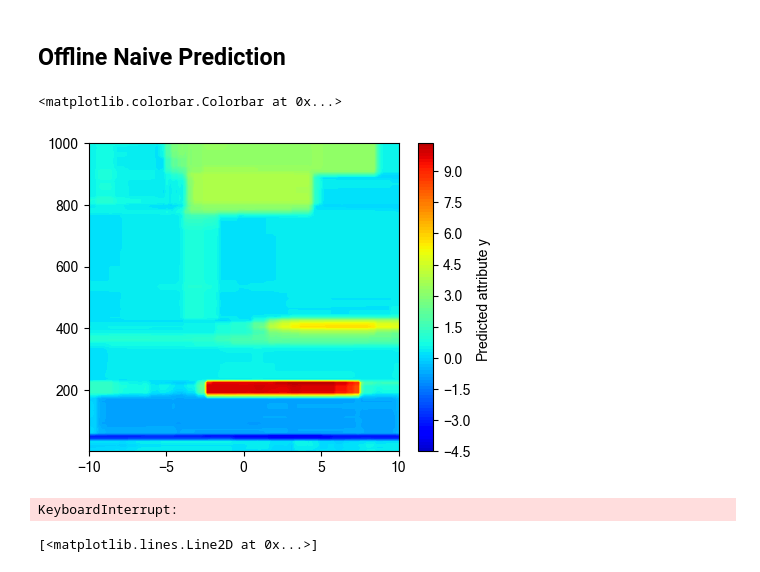
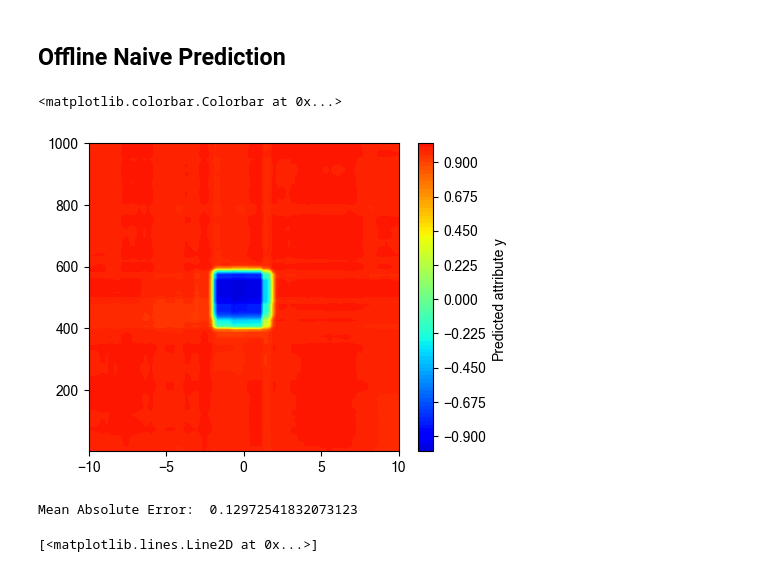
Before and after one commit to hossein-haeri/msmsa, a Jupyter notebook: dth_run.ipynb, the cells around one changed output. Saved outputs shown, nothing was run; the diff lists cells and outputs as text; code cells hidden in the pictures.

```diff
--- a/dth_run.ipynb
+++ b/dth_run.ipynb
@@ -58,17 +58,18 @@ def generate_2d_gaussian_random_field(num_points, scale):
 
 def generate_2_class_field(num_points):
     # Sample x and y randomly
-    x = np.random.uniform(0, 1, num_points)
-    t = np.random.uniform(0, 1, num_points)
+    x = np.random.uniform(-10, 10, num_points)
+    # t = np.random.uniform(0, 1, num_points)
+    t = np.arange(num_points)
 
     # Generate the random field
     y = np.ones(num_points)
     for i in range(num_points):
-        if 2*x[i] - int(2*x[i]) > 0.5 and  0.2 < t[i] < 0.4:
+        if -2 < x[i] < 2 and  400 < t[i] < 600:
         # if x[i]+t[i] > 1:
             y[i] = -1
 
-    y = y + np.random.normal(0, .0, num_points)
+    y = y + np.random.normal(0, .1, num_points)
     return x, t, y
 
 def generate_2d_abrupt_drift_field(num_points):
@@ -94,8 +95,8 @@ scale = 0.1  # Scale of the correlation
 
 # Generate field
 # x1, t1, y1 = generate_2d_gaussian_random_field(num_points, scale)
-# x2, t2, y2 = generate_2_class_field(int(num_points/0.5))
-x2, t2, y2 = generate_2d_gaussian_random_field(num_points, scale)
+x2, t2, y2 = generate_2_class_field(int(num_points/0.5))
+# x2, t2, y2 = generate_2d_gaussian_random_field(num_points, scale)
 
 
 # # combine the data into one dataset
@@ -104,7 +105,7 @@ x2, t2, y2 = generate_2d_gaussian_random_field(num_points, scale)
 # y = np.concatenate((y1, y2))
 
 
-x, t, y = generate_2d_abrupt_drift_field(num_points)
+# x, t, y = generate_2d_abrupt_drift_field(num_points)
 
 
 
@@ -141,12 +142,12 @@ vmax = max(y)
 
 plt.rcParams["font.family"] = "Microsoft Sans Serif"
 
-plt.scatter(x, t, c=y, s=15, cmap='jet',vmin=vmin, vmax=vmax, edgecolor='g', linewidth=0.5)
+plt.scatter(x, t, c=y, s=15, cmap='jet',vmin=vmin, vmax=vmax, edgecolor='gray', linewidth=0.5)
 plt.colorbar(label='Target attribute y')
 
 
-plt.xlim(0, 1)
-plt.ylim(0, 1)
+# plt.xlim(0, 1)
+# plt.ylim(0, 1)
 plt.title('Gaussian Random Field Stream')
 plt.xlabel('x')
 plt.ylabel('Time')
@@ -156,11 +157,11 @@ plt.show()
 # %%
 import stream_generator
-%matplotlib qt
+%matplotlib inline
 # reload stream_generator
 importlib.reload(stream_generator)
-synthetic_param = {'noise_var': 1, # [0, 1, 2, 3, 4, 5]
+synthetic_param = {'noise_var': .3, # [0, 1, 2, 3, 4, 5]
                     'stream_size': 1_000,
-                    'drift_prob':0.01,
+                    'drift_prob':0.001,
                     'dim': 1}
 
 # seed = np.random.randint(0, 1000)
@@ -218,6 +217,7 @@ plt.show()
 # %%
 importlib.reload(temporal_model_inference)
 
+%matplotlib inline
 # online_model = dth.DTH(epsilon=0.9, prior=0.5)
 # online_model.base_learner = neural_net_base_learner.RegressionNN(    hidden_layers=[50, 50, 50, 50, 50, 20, 10],
 #                                                                 input_dim=2,
@@ -227,10 +227,10 @@ importlib.reload(temporal_model_inference)
 #                                                                 epochs=200)
 online_model = naive_reg.Naive()
 
-# online_model.base_learner = RandomForestRegressor(n_estimators=50, max_depth=7, n_jobs=-1, bootstrap=True, max_samples=0.2)
+online_model.base_learner = RandomForestRegressor(n_estimators=50, max_depth=5, n_jobs=-1, bootstrap=True, max_samples=0.9, min_samples_leaf=10)
 
 # online_model.base_learner = make_pipeline(StandardScaler(), DecisionTreeRegressor(max_depth=7))
-online_model.base_learner = RandomForestRegressor(n_estimators=20, max_depth=7, n_jobs=4, bootstrap=True, max_samples=0.8)
+# online_model.base_learner = RandomForestRegressor(n_estimators=20, max_depth=7, n_jobs=4, bootstrap=True, max_samples=0.8)
 
 # scaler = online_model.base_learner.named_steps['standardscaler']
 # rf = online_model.base_learner.named_steps['randomforestregressor']
@@ -255,34 +255,34 @@ y_pred = online_model.base_learner.predict(X_test_with_time)
 y_pred = y_pred.reshape(100, 100)
 
 # if online_model.sub_prediction_type == 'sub_learners':
 #     X_test_with_time_scaled = scaler.transform(X_test_with_time)
 #     tree_predictions =  np.array([tree.predict(X_test_with_time_scaled) for tree in online_model.base_learner.named_steps['randomforestregressor'].estimators_])
 
 #     y_pred_mean, y_pred_std = np.mean(tree_predictions, axis=0), np.std(tree_predictions, axis=0)
 #     y_pred_mean = y_pred_mean.reshape(100, 100)
 #     y_pred_std = y_pred_std.reshape(100, 100)
 
 
 
 # Create a contour plot
 plt.figure(figsize=(5, 4))
 contourf = plt.contourf(X_test.reshape(100, 100), T_test.reshape(100, 100), y_pred, levels=100, cmap='jet', vmin=vmin, vmax=vmax)
 plt.colorbar(contourf, label='Predicted attribute y')
 
 # if online_model.sub_prediction_type == 'sub_learners':
 #     # Create a contour plot
 #     plt.figure(figsize=(5, 4))
 #     contourf = plt.contourf(X_test.reshape(100, 100), T_test.reshape(100, 100), y_pred_mean, levels=100, cmap='jet', vmin=vmin, vmax=vmax, alpha=0.5, antialiased=True)
 #     plt.colorbar(contourf, label='Mean of attribute y across trees')
 
 
     # # Create a contour plot
     # plt.figure(figsize=(5, 4))
     # contourf = plt.contourf(X_test.reshape(100, 100), T_test.reshape(100, 100), y_pred_std, levels=100, cmap='jet', vmin=vmin, vmax=vmax)
     # plt.colorbar(contourf, label='STD of attribute y across trees')
 # %% [output]
 <matplotlib.colorbar.Colorbar at 0x...>
-[figure, old version]
+[figure, new version]
 # %%
 %matplotlib qt
 importlib.reload(temporal_model_inference)
@@ -291,7 +291,7 @@ plt.close('all')
 plt.figure(figsize=(4.5, 4.9))
 
 
-online_model = temporal_model_inference.TMI(epsilon=.9, prior=0.5, min_memory_len=10, num_sub_predictions=50)
+online_model = temporal_model_inference.TMI(epsilon=.95, prior=0.5, min_memory_len=20, max_elimination=100, probabilistic_prediction=False)
 # onine_model = msmsa.MSMSA()
 
 
@@ -300,9 +300,9 @@ online_model = temporal_model_inference.TMI(epsilon=.9, prior=0.5, min_memory_le
 # online_model = adwin_reg.ADWIN()
 
 
-online_model.base_learner = RandomForestRegressor(n_estimators=50, max_depth=7, n_jobs=-1, bootstrap=True, max_samples=0.2)
+# online_model.base_learner = RandomForestRegressor(n_estimators=50, max_depth=7, n_jobs=-1, bootstrap=True, max_samples=0.9, min_samples_leaf=10)
 
-# online_model.base_learner = DecisionTreeRegressor(max_depth=7)
+online_model.base_learner = DecisionTreeRegressor(max_depth=7, min_samples_leaf=10)
 
 
 
@@ -336,6 +336,9 @@ for i, (X, y, t, y_pred) in enumerate(tqdm(stream)):
 
     X_with_time = np.append(t,X).reshape(1,-1)
 
+    if i == 0:
+        online_model.update_online_model(X_with_time, y)
+        continue
     stream[i,3] = online_model.predict_online_model(X_with_time)[0]
     # print(X_with_time, y, stream[i,3])
     # dth.add_sample(X_with_time, y)
@@ -386,6 +389,9 @@ for i, (X, y, t, y_pred) in enumerate(tqdm(stream)):
         plt.xlim(-10, 10)
         plt.ylim(0, 1000)
         plt.title('Number of samples in memory: {}'.format(online_model.get_num_samples()) + '\n Total recieved samples: {}'.format(i))
+
+        # save the plot as an image
+        # plt.savefig('plots/regional_toy/{}.png'.format(i))
         plt.pause(0.01)
 
 
@@ -396,7 +402,7 @@ y_true = stream[:,1]
 error = np.abs(y_true - y_pred)
 print('Mean Absolute Error: ', np.mean(error))
 # %% [output]
-KeyboardInterrupt:
+Mean Absolute Error:  0.12972541832073123
 # %%
 # set back theme to dark
 sns.set_theme(style="whitegrid")
```
Also changed, not shown: parts of 3 cells of this notebook, 5 other files.
